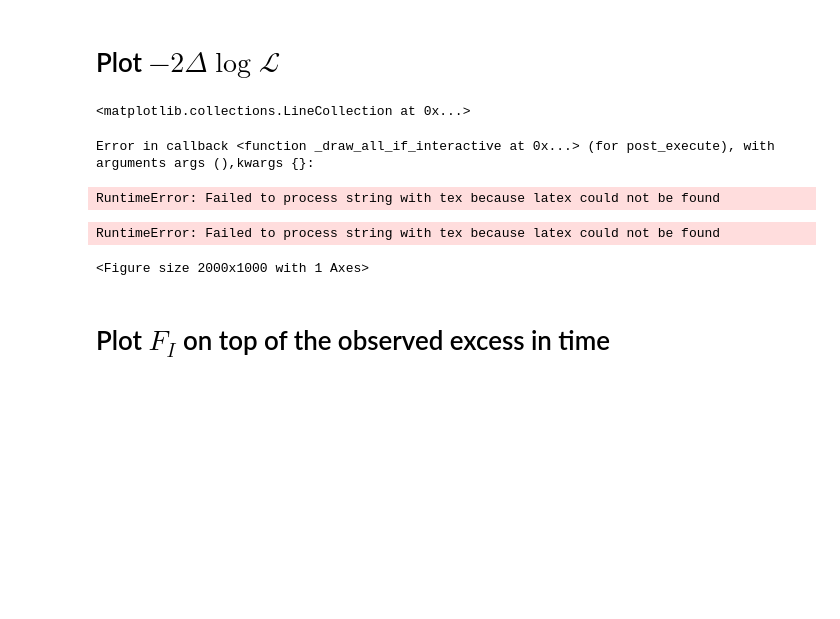
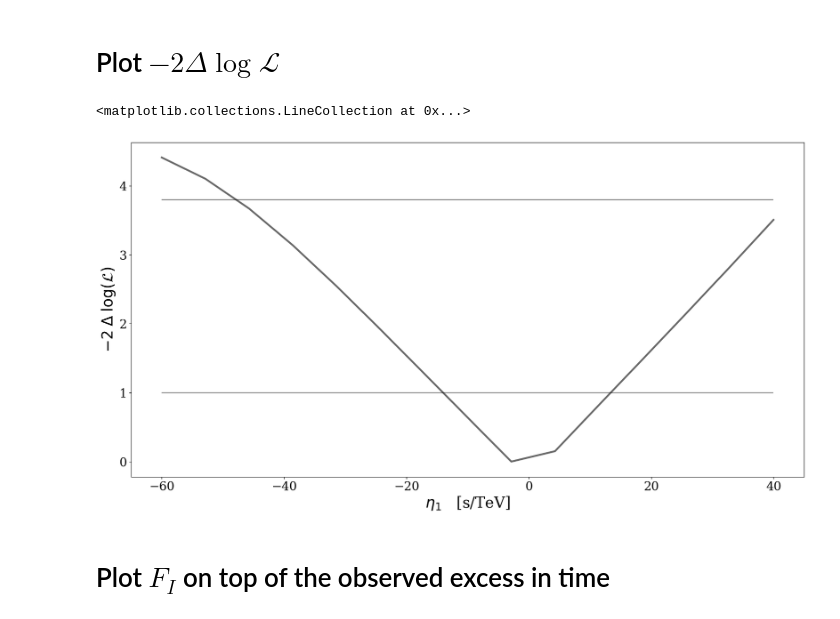
Before and after one commit to mcroisonnier/IGMF, a Jupyter notebook: CleanCode_For_Mathilde.ipynb, the cells around one changed output. Drawn from its saved outputs; the diff is of its cells as text; code cells hidden in the pictures; blank space fills up the shorter version.

```diff
--- a/CleanCode_For_Mathilde.ipynb
+++ b/CleanCode_For_Mathilde.ipynb
@@ -441,9 +449,9 @@ class TimeDelay_Binned_Likelihood:
 # %% [markdown]
 ## Import observation
 # %%
-
 all_obs = []
-for run in sorted(glob.glob( "./DL3_files/20*fits")):
+for run in sorted(glob.glob("../../lst-school/DL3/Mrk421/dl3_LST-1.Run*.fits.gz")):
+#for run in sorted(glob.glob( "./DL3_files/20*fits")):
     print(run)
     obs = Observation.read(run)
     all_obs.append(obs)
@@ -515,14 +500,15 @@ t_prime_right = np.array( [ 118.25297, 236.50594, 354.7589, 473.01187, 591.26484
                        6503.9132, 6622.1662, 6740.4192, 6858.6721, 6976.9251, 7095.1781, 7213.431, 7331.684, 7449.937,
                        7568.1899, 7686.4429, 7804.6959, 7922.9489, 8041.2018, 8159.4548])*u.s
 
-t_prime = np.append( t_prime_left, t_prime_right[-1] )
+#t_prime = np.append( t_prime_left, t_prime_right[-1] )
+t_prime = np.linspace(0*u.s, 1300*u.s, 7 )
 
 # Binning in observed and intrinsic time is the same (but can be different in principle)
-t = t_prime
+t = np.linspace(0*u.s, 1300*u.s, 7 )
 
 
 # Binning in time
-E_prime = np.geomspace(  100*u.GeV, 10*u.TeV, 11)
+E_prime = np.geomspace(  30*u.GeV, 10*u.TeV, 11)
 # %% [markdown]
 # Run minimization over $F_I$ for different $\eta$
 # %%
@@ -594,25 +575,19 @@ Wall time: 6min 28s
 # %% [markdown]
 # Plot $-2 \Delta \log \mathcal{L} $
 # %%
+matplotlib.rcParams['text.usetex'] = False
+
 fig, ax = plt.subplots( 1,1,figsize=(20,10))
 
 ax.set_xlabel(r'$\eta_1$   [s/TeV]')
+ax.set_ylabel(r'$ -2\;  \Delta \; \log( \mathcal{L} ) $')
 
 
-ax.set_ylabel(r'$ -2\;  \Delta \; \log( \mathcal{L} ) $')
-
-plt.plot(all_eta,all_loglkl_min- np.min(all_loglkl_min), c='k', linewidth=3 , alpha=0.6)
-
-
-
-
+plt.plot(all_eta,np.abs(all_loglkl_min- np.max(all_loglkl_min)), c='k', linewidth=3 , alpha=0.6)
 plt.hlines( [1,3.8], xmin= all_eta.min().value, xmax=all_eta.max().value,color='k', alpha =0.5)
 # %% [output]
 <matplotlib.collections.LineCollection at 0x...>
-Error in callback <function _draw_all_if_interactive at 0x...> (for post_execute), with arguments args (),kwargs {}:
-RuntimeError: Failed to process string with tex because latex could not be found
-RuntimeError: Failed to process string with tex because latex could not be found
-<Figure size 2000x1000 with 1 Axes>
+[figure, added]
 # %% [markdown]
 # Plot $F_I$ on top of the observed excess in time
 # %%
```
Also changed, not shown: parts of 14 cells of this notebook, 6 other files.
